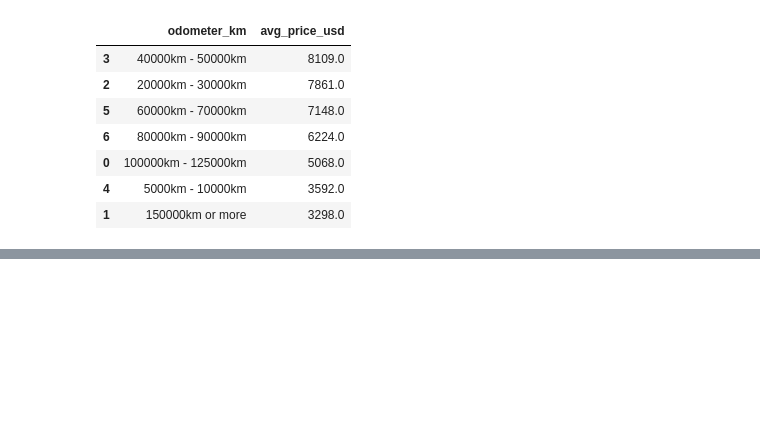
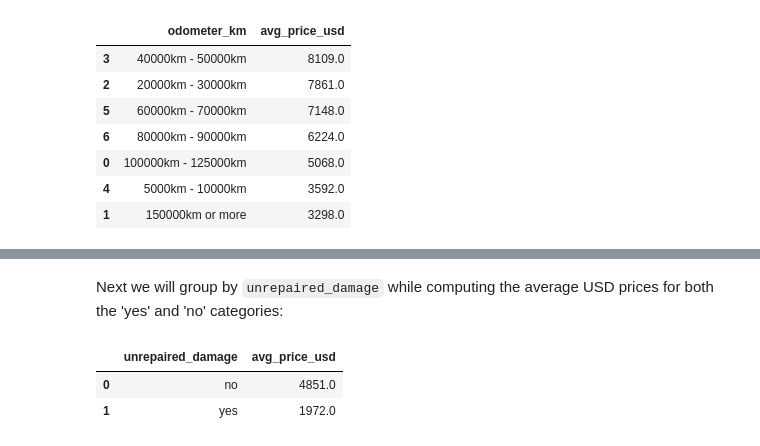
Before and after one commit to Lippins/Ebay_car_sales, a Jupyter notebook: notebook.ipynb, the cells around one changed output, grey strips where cells are left out. Cells and saved outputs as stored; diff of their text form; code cells hidden in the pictures; blank space fills up the shorter version.

```diff
--- a/notebook.ipynb
+++ b/notebook.ipynb
@@ -1049,0 +1108,12 @@ price_by_mileage
+# %% [markdown]
+Next we will group by `unrepaired_damage` while computing the average USD prices for both the 'yes' and 'no' categories:
+# %%
+price_to_damage = (price_damage_table.groupby('unrepaired_damage')['usd_price'].mean()
+                      .reset_index(name='avg_price_usd')
+                  )
+price_to_damage['avg_price_usd'] = price_to_damage['avg_price_usd'].round()
+price_to_damage
+# %% [output]
+|  | unrepaired_damage | avg_price_usd |
+| 0 | no | 4851.0 |
+| 1 | yes | 1972.0 |
```
Also changed, not shown: parts of 5 cells of this notebook.
